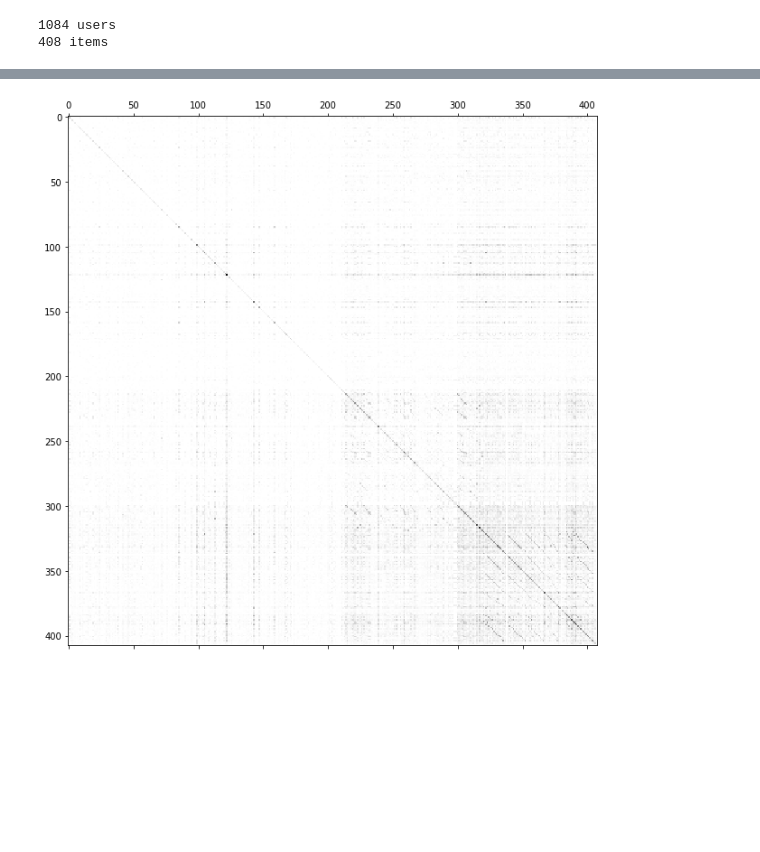
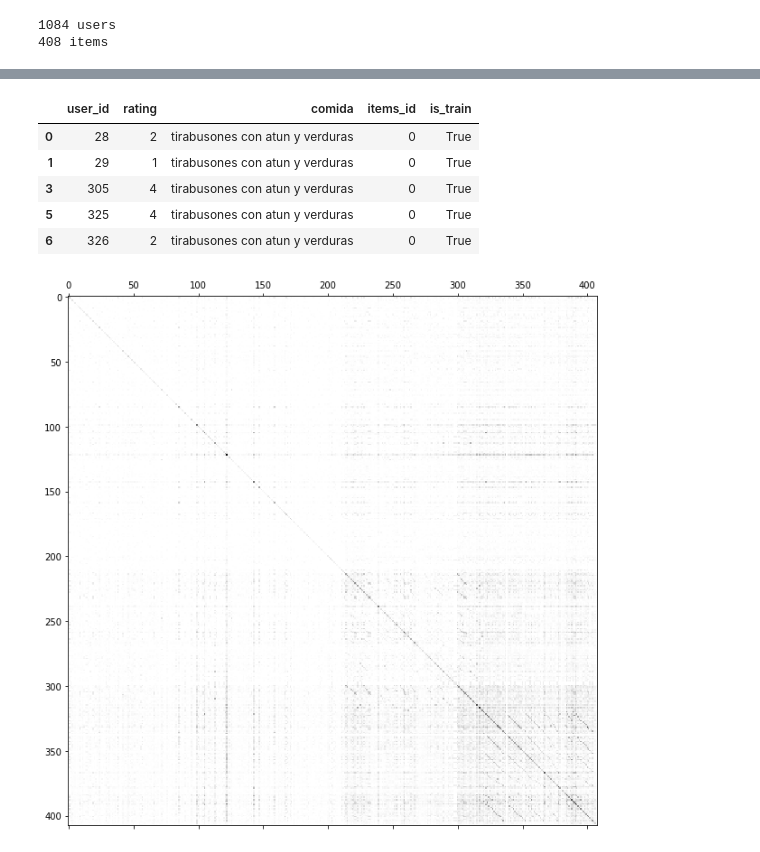
Before and after one commit to matiasch11/menu_semanal, a Jupyter notebook: Recomendador.ipynb, the cells around one changed output, grey strips where cells are left out. Saved outputs shown, nothing was run; the diff lists cells and outputs as text; code cells hidden in the pictures; blank space fills up the shorter version.

```diff
--- a/Recomendador.ipynb
+++ b/Recomendador.ipynb
@@ -91,3 +84,12 @@ data.head()
+# %%
+train.head()
+# %% [output]
+|  | user_id | rating | comida | items_id | is_train |
+| 0 | 28 | 2 | tirabusones con atun y verduras | 0 | True |
+| 1 | 29 | 1 | tirabusones con atun y verduras | 0 | True |
+| 3 | 305 | 4 | tirabusones con atun y verduras | 0 | True |
+| 5 | 325 | 4 | tirabusones con atun y verduras | 0 | True |
+| 6 | 326 | 2 | tirabusones con atun y verduras | 0 | True |
 # %%
 data_top=(data[data.rating>2])
 # %%
```
Also changed, not shown: parts of 57 cells of this notebook, 2 other files.
